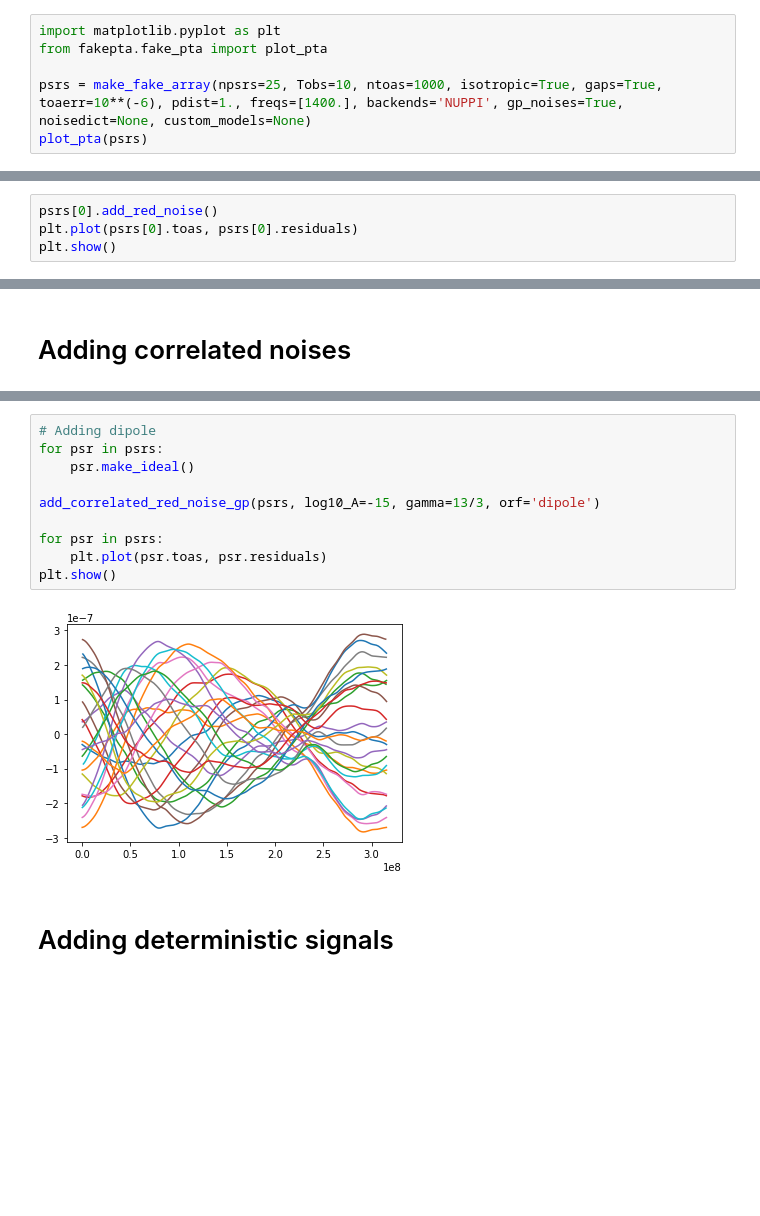
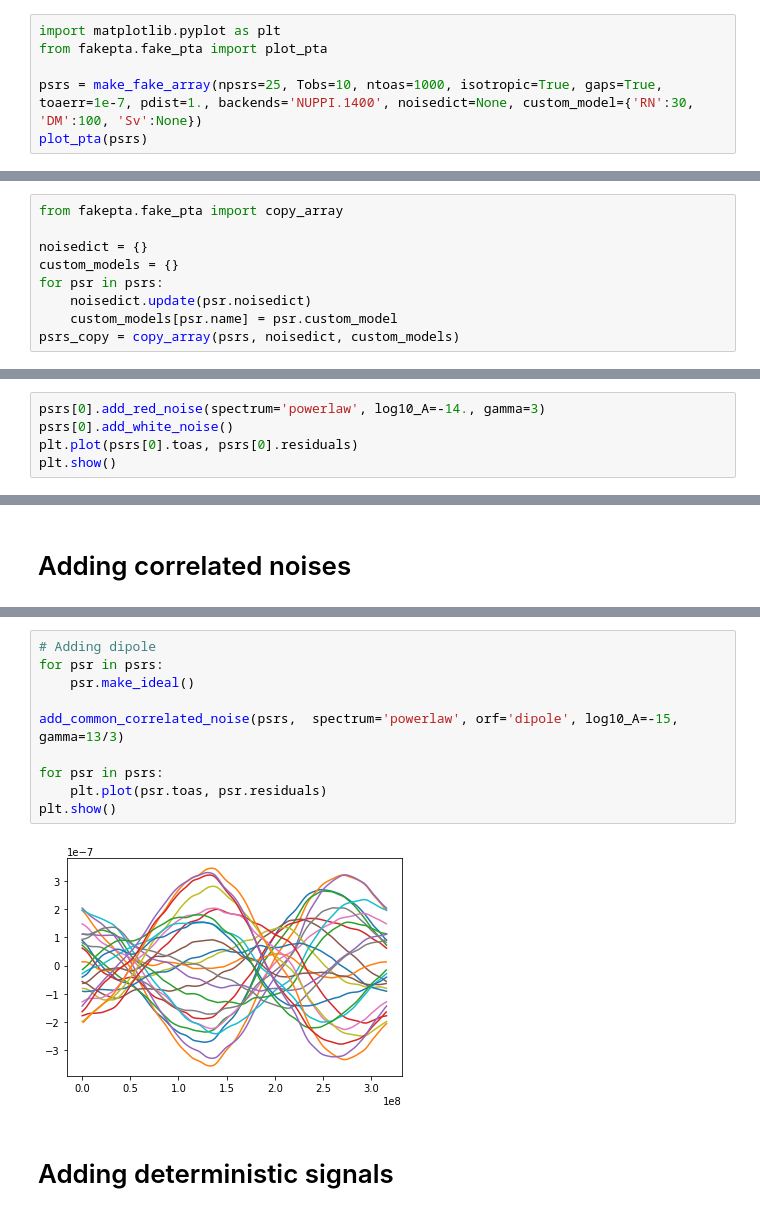
Before and after one commit to mfalxa/fakepta, a Jupyter notebook: examples/tutorial.ipynb, the cells around one changed output, grey strips where cells are left out. Saved outputs shown, nothing was run; the diff lists cells and outputs as text; blank space fills up the shorter version.

```diff
--- a/examples/tutorial.ipynb
+++ b/examples/tutorial.ipynb
@@ -29,7 +28,7 @@ The `Pulsar` class contains the attributes of the `Pulsar` class in ENTERPRISE t
 import matplotlib.pyplot as plt
 from fakepta.fake_pta import plot_pta
 
-psrs = make_fake_array(npsrs=25, Tobs=10, ntoas=1000, isotropic=True, gaps=True, toaerr=10**(-6), pdist=1., freqs=[1400.], backends='NUPPI', gp_noises=True, noisedict=None, custom_models=None)
+psrs = make_fake_array(npsrs=25, Tobs=10, ntoas=1000, isotropic=True, gaps=True, toaerr=1e-7, pdist=1., backends='NUPPI.1400', noisedict=None, custom_model={'RN':30, 'DM':100, 'Sv':None})
 plot_pta(psrs)
 # %% [output]
 Creating psr J0724+7374
@@ -71,3 +62,12 @@ psrs_copy = copy_array(psrs_0, noisedict, custom_models)
+# %%
+from fakepta.fake_pta import copy_array
+
+noisedict = {}
+custom_models = {}
+for psr in psrs:
+    noisedict.update(psr.noisedict)
+    custom_models[psr.name] = psr.custom_model
+psrs_copy = copy_array(psrs, noisedict, custom_models)
 # %% [markdown]
 # Adding noises
 # %% [markdown]
@@ -91,5 +91,6 @@ plt.show()
 # %%
-psrs[0].add_red_noise()
+psrs[0].add_red_noise(spectrum='powerlaw', log10_A=-14., gamma=3)
+psrs[0].add_white_noise()
 plt.plot(psrs[0].toas, psrs[0].residuals)
 plt.show()
 # %% [output]
@@ -137,14 +170,14 @@ plt.show()
 # %%
 # Adding dipole
 for psr in psrs:
     psr.make_ideal()
 
-add_correlated_red_noise_gp(psrs, log10_A=-15, gamma=13/3, orf='dipole')
+add_common_correlated_noise(psrs,  spectrum='powerlaw', orf='dipole', log10_A=-15, gamma=13/3)
 
 for psr in psrs:
     plt.plot(psr.toas, psr.residuals)
 plt.show()
 # %% [output]
-[figure, old version]
+[figure, new version]
 # %% [markdown]
 # Adding deterministic signals
```
Also changed, not shown: parts of 16 cells of this notebook.
